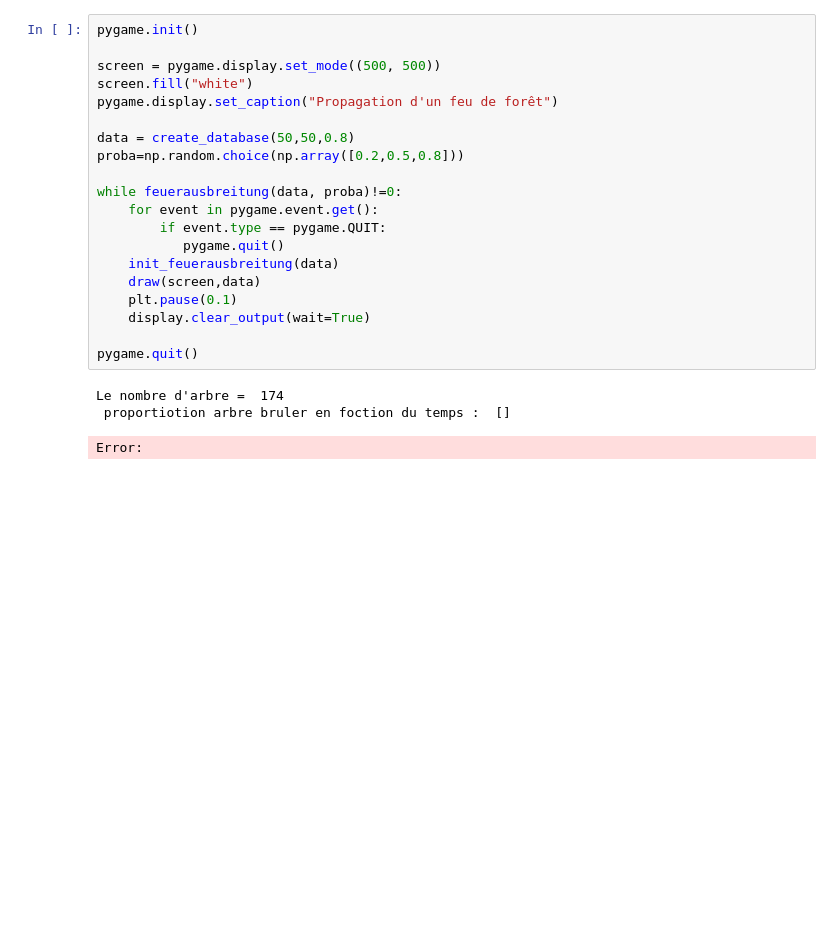
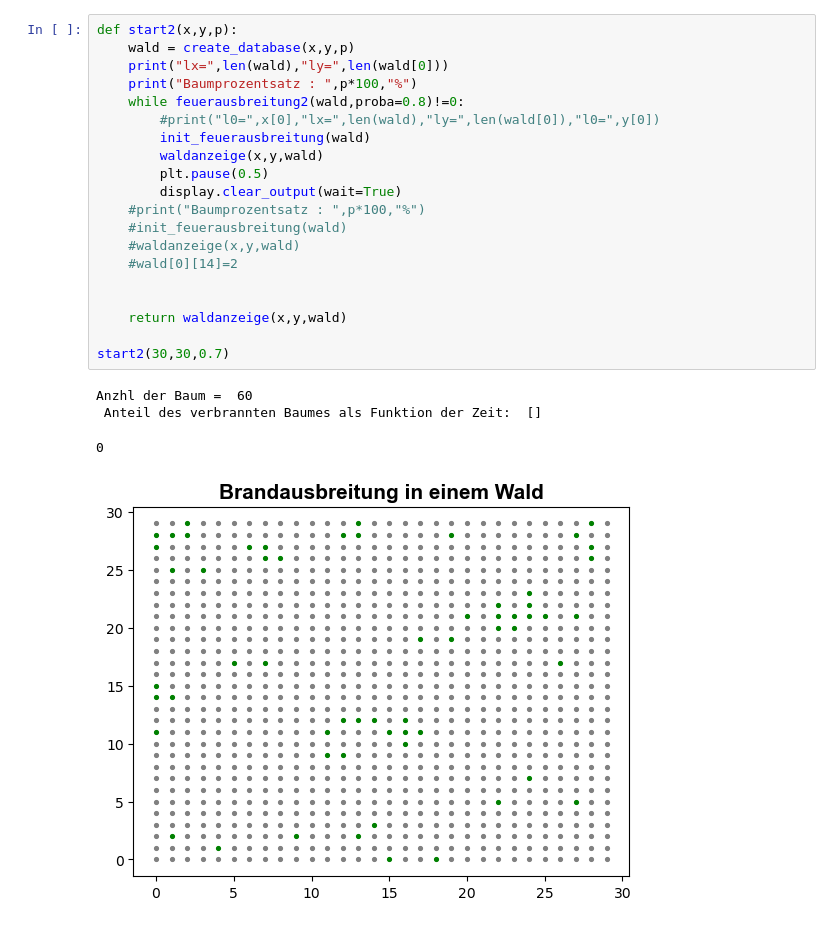
Before and after one commit to SofiaMatytsina/Projekt4, a Jupyter notebook: Prokjekt_4.ipynb, the cells around one changed output. Saved outputs shown, nothing was run; the diff lists cells and outputs as text; blank space fills up the shorter version.

```diff
--- a/Prokjekt_4.ipynb
+++ b/Prokjekt_4.ipynb
@@ -148,24 +241,25 @@ def draw(screen,data):
 # %%
-pygame.init()
+def start2(x,y,p):
+    wald = create_database(x,y,p)
+    print("lx=",len(wald),"ly=",len(wald[0]))
+    print("Baumprozentsatz : ",p*100,"%")
+    while feuerausbreitung2(wald,proba=0.8)!=0:
+        #print("l0=",x[0],"lx=",len(wald),"ly=",len(wald[0]),"l0=",y[0])
+        init_feuerausbreitung(wald)
+        waldanzeige(x,y,wald)
+        plt.pause(0.5)
+        display.clear_output(wait=True)
+    #print("Baumprozentsatz : ",p*100,"%")
+    #init_feuerausbreitung(wald)
+    #waldanzeige(x,y,wald)
+    #wald[0][14]=2
 
-screen = pygame.display.set_mode((500, 500))
-screen.fill("white")
-pygame.display.set_caption("Propagation d'un feu de forêt")
 
-data = create_database(50,50,0.8)
-proba=np.random.choice(np.array([0.2,0.5,0.8]))
+    return waldanzeige(x,y,wald)
 
-while feuerausbreitung(data, proba)!=0:
-    for event in pygame.event.get():
-        if event.type == pygame.QUIT:
-           pygame.quit()
-    init_feuerausbreitung(data)
-    draw(screen,data)
-    plt.pause(0.1)
-    display.clear_output(wait=True)
-
-pygame.quit()
+start2(30,30,0.7)
 # %% [output]
-Le nombre d'arbre =  174
- proportiotion arbre bruler en foction du temps :  []
+Anzhl der Baum =  60
+ Anteil des verbrannten Baumes als Funktion der Zeit:  []
-Error:
+0
+[figure, added]
```
Also changed, not shown: parts of 8 cells of this notebook.
